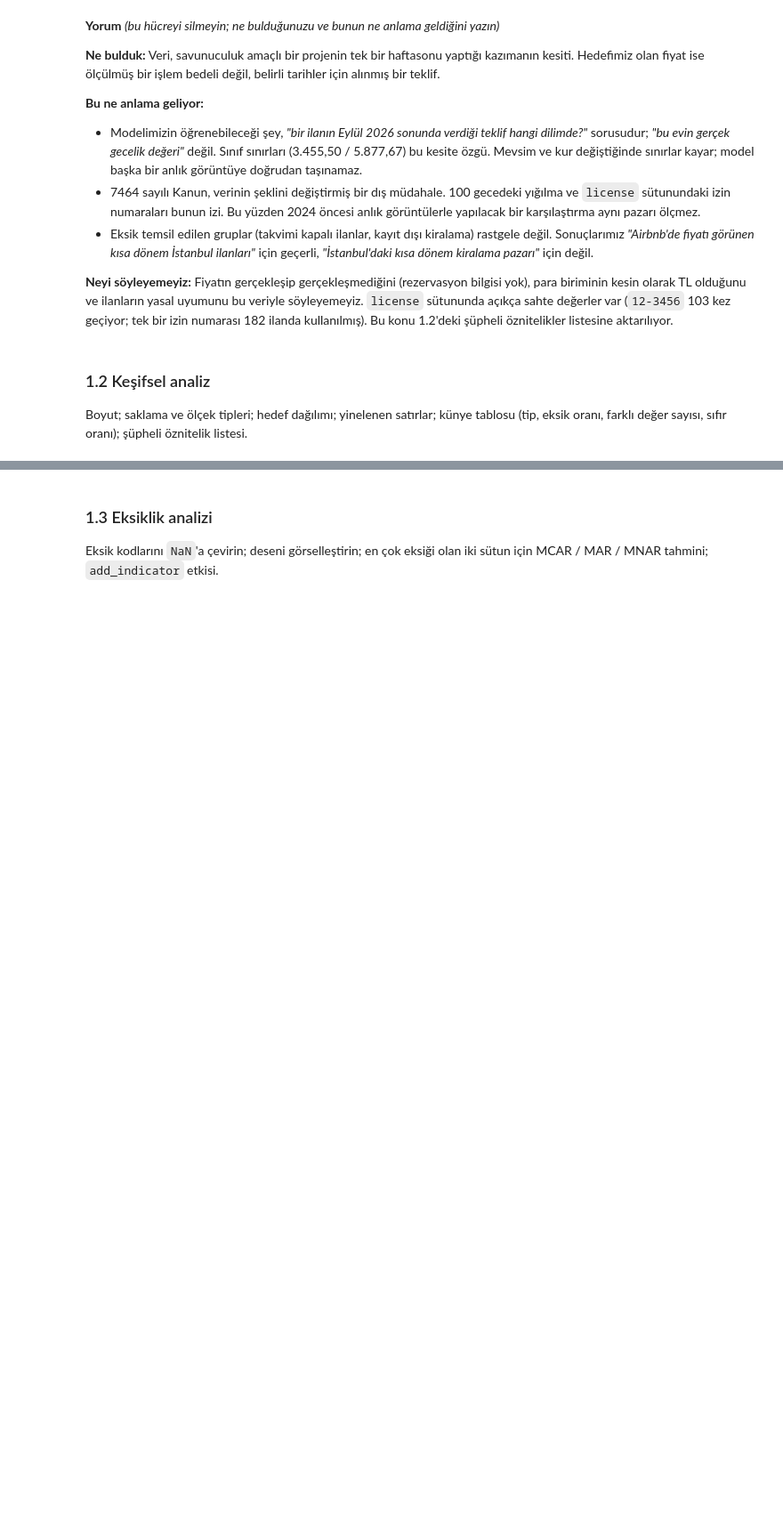
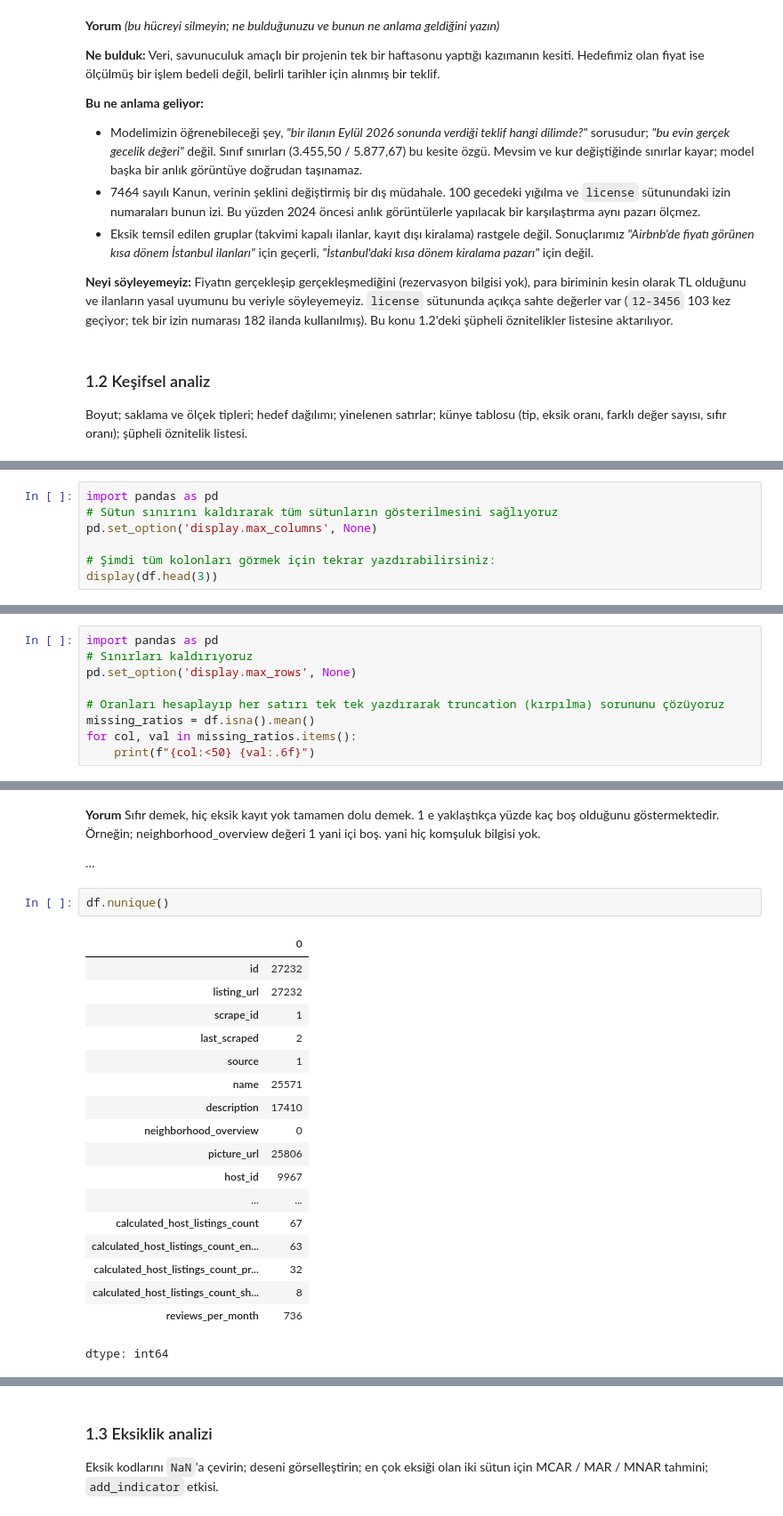
Before and after one commit to barisaykent-spec/Veri_Muh_Proje1, a Jupyter notebook: calisma/baris/BIL545_Proje1.ipynb, the cells around one changed output, grey strips where cells are left out. Shown at 89% size. Cells and saved outputs as stored; diff of their text form; blank space fills up the shorter version.

```diff
--- a/calisma/baris/BIL545_Proje1.ipynb
+++ b/calisma/baris/BIL545_Proje1.ipynb
@@ -137,0 +212,7 @@ Boyut; saklama ve ölçek tipleri; hedef dağılımı; yinelenen satırlar; kün
+# %%
+import pandas as pd
+# Sütun sınırını kaldırarak tüm sütunların gösterilmesini sağlıyoruz
+pd.set_option('display.max_columns', None)
+
+# Şimdi tüm kolonları görmek için tekrar yazdırabilirsiniz:
+display(df.head(3))
@@ -137,0 +224,9 @@ Boyut; saklama ve ölçek tipleri; hedef dağılımı; yinelenen satırlar; kün
+# %%
+import pandas as pd
+# Sınırları kaldırıyoruz
+pd.set_option('display.max_rows', None)
+
+# Oranları hesaplayıp her satırı tek tek yazdırarak truncation (kırpılma) sorununu çözüyoruz
+missing_ratios = df.isna().mean()
+for col, val in missing_ratios.items():
+    print(f"{col:<50} {val:.6f}")
@@ -137,0 +251,25 @@ Boyut; saklama ve ölçek tipleri; hedef dağılımı; yinelenen satırlar; kün
+# %% [markdown]
+**Yorum** Sıfır demek, hiç eksik kayıt yok tamamen dolu demek. 1 e yaklaştıkça yüzde kaç boş olduğunu göstermektedir. Örneğin; neighborhood_overview değeri 1 yani içi boş. yani hiç komşuluk bilgisi yok.
+
+…
+# %%
+df.nunique()
+# %% [output]
+|  | 0 |
+| id | 27232 |
+| listing_url | 27232 |
+| scrape_id | 1 |
+| last_scraped | 2 |
+| source | 1 |
+| name | 25571 |
+| description | 17410 |
+| neighborhood_overview | 0 |
+| picture_url | 25806 |
+| host_id | 9967 |
+| ... | ... |
+| calculated_host_listings_count | 67 |
+| calculated_host_listings_count_en... | 63 |
+| calculated_host_listings_count_pr... | 32 |
+| calculated_host_listings_count_sh... | 8 |
+| reviews_per_month | 736 |
+dtype: int64
```
Also changed, not shown: parts of 15 cells of this notebook.
